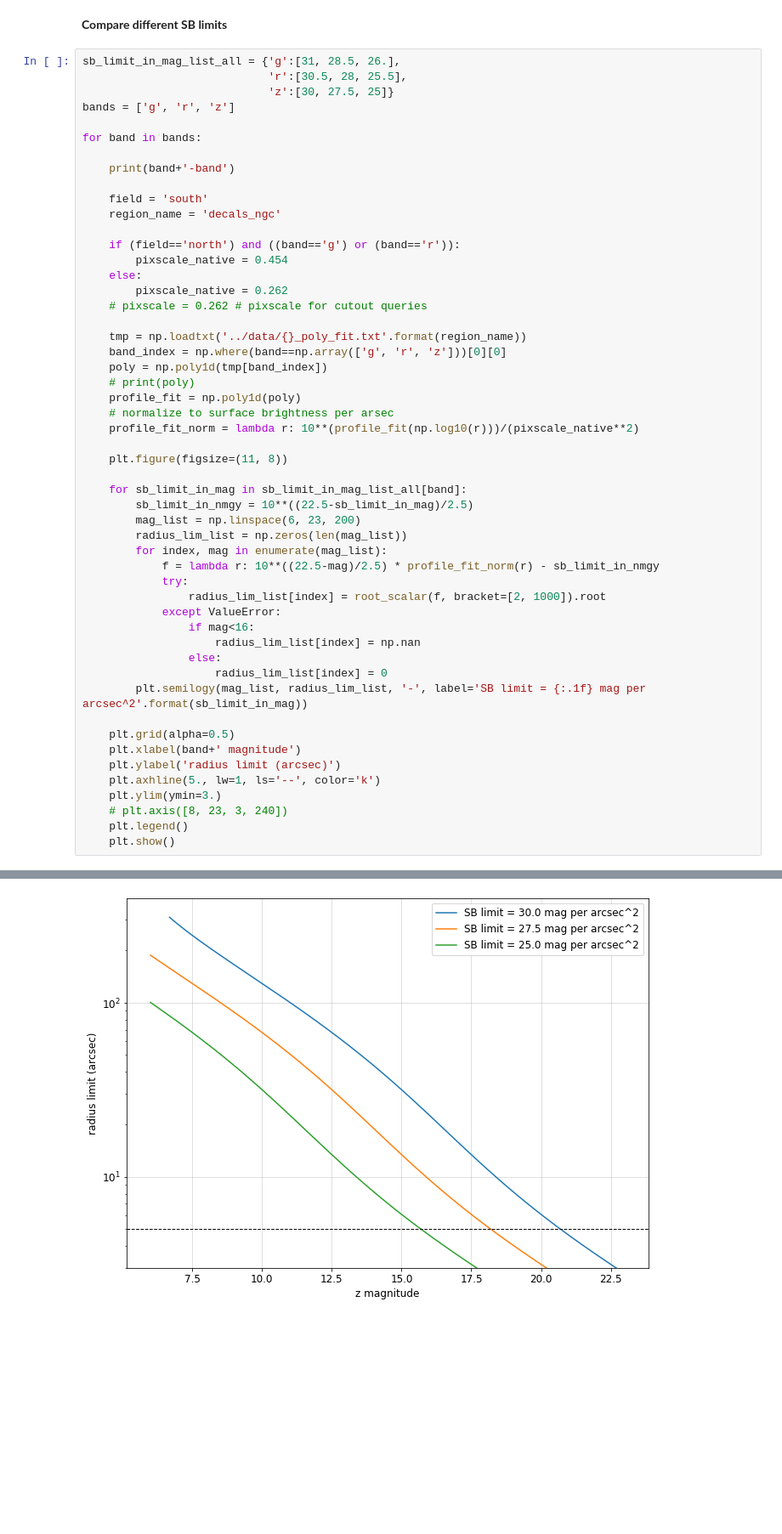
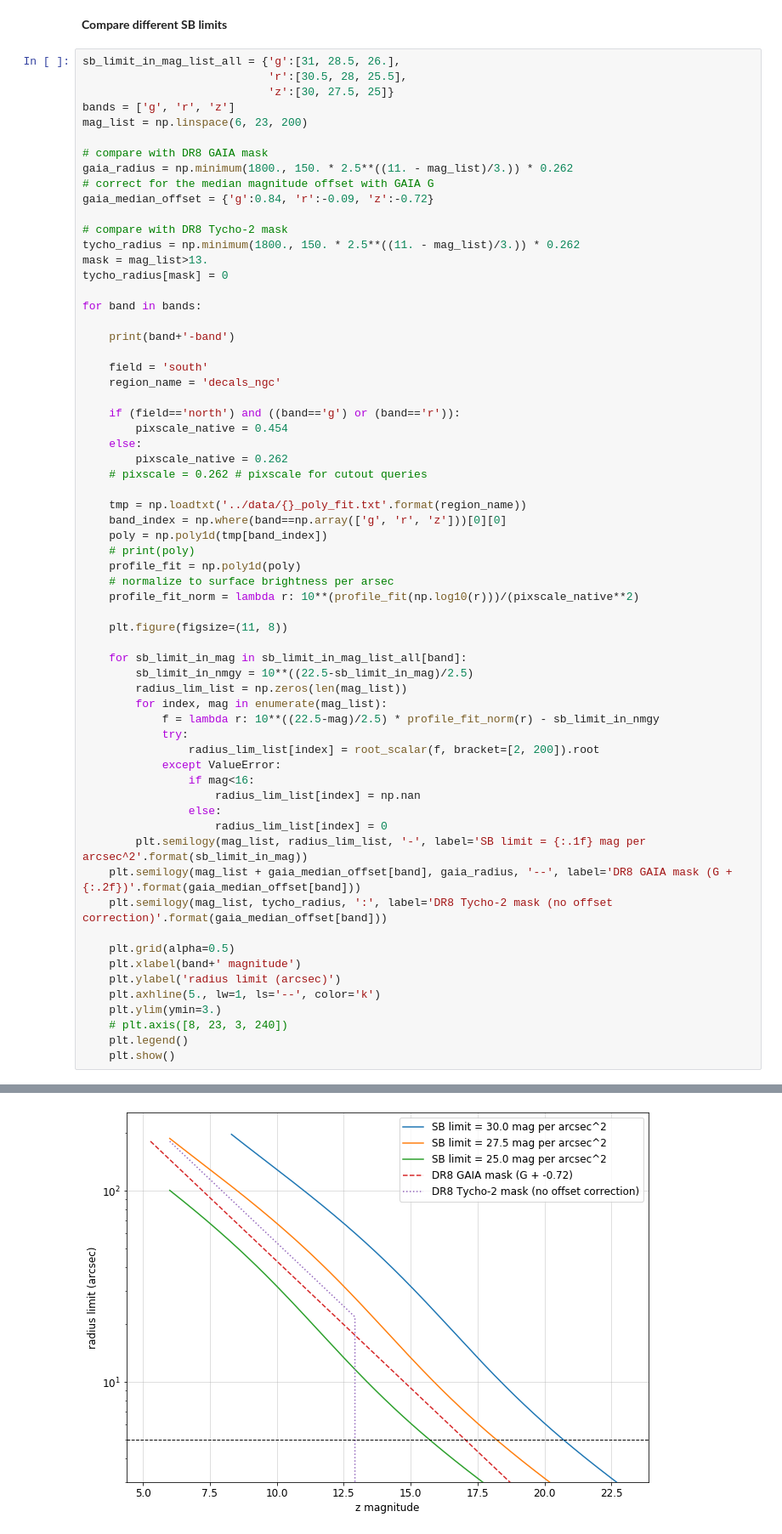
Before and after one commit to rongpu/desi-misc, a Jupyter notebook: bright_star_profiles/notebooks/star_profiles_6-outer_wing_radius_limit.ipynb, the cells around one changed output, grey strips where cells are left out. Shown at 85% size. Saved outputs shown, nothing was run; the diff lists cells and outputs as text; blank space fills up the shorter version.

Commit message:
add gaia and tycho-2 comparison

```diff
--- a/bright_star_profiles/notebooks/star_profiles_6-outer_wing_radius_limit.ipynb
+++ b/bright_star_profiles/notebooks/star_profiles_6-outer_wing_radius_limit.ipynb
@@ -227,6 +227,17 @@ sb_limit_in_mag_list_all = {'g':[31, 28.5, 26.],
                             'r':[30.5, 28, 25.5],
                             'z':[30, 27.5, 25]}
 bands = ['g', 'r', 'z']
+mag_list = np.linspace(6, 23, 200)
+
+# compare with DR8 GAIA mask
+gaia_radius = np.minimum(1800., 150. * 2.5**((11. - mag_list)/3.)) * 0.262
+# correct for the median magnitude offset with GAIA G
+gaia_median_offset = {'g':0.84, 'r':-0.09, 'z':-0.72}
+
+# compare with DR8 Tycho-2 mask
+tycho_radius = np.minimum(1800., 150. * 2.5**((11. - mag_list)/3.)) * 0.262
+mask = mag_list>13.
+tycho_radius[mask] = 0
 
 for band in bands:
 
@@ -253,18 +264,19 @@ for band in bands:
 
     for sb_limit_in_mag in sb_limit_in_mag_list_all[band]:
         sb_limit_in_nmgy = 10**((22.5-sb_limit_in_mag)/2.5)
-        mag_list = np.linspace(6, 23, 200)
         radius_lim_list = np.zeros(len(mag_list))
         for index, mag in enumerate(mag_list):
             f = lambda r: 10**((22.5-mag)/2.5) * profile_fit_norm(r) - sb_limit_in_nmgy
             try:
-                radius_lim_list[index] = root_scalar(f, bracket=[2, 1000]).root
+                radius_lim_list[index] = root_scalar(f, bracket=[2, 200]).root
             except ValueError:
                 if mag<16:
                     radius_lim_list[index] = np.nan
                 else:
                     radius_lim_list[index] = 0
         plt.semilogy(mag_list, radius_lim_list, '-', label='SB limit = {:.1f} mag per arcsec^2'.format(sb_limit_in_mag))
+    plt.semilogy(mag_list + gaia_median_offset[band], gaia_radius, '--', label='DR8 GAIA mask (G + {:.2f})'.format(gaia_median_offset[band]))
+    plt.semilogy(mag_list, tycho_radius, ':', label='DR8 Tycho-2 mask (no offset correction)'.format(gaia_median_offset[band]))
 
     plt.grid(alpha=0.5)
     plt.xlabel(band+' magnitude')
@@ -282,2 +294,2 @@ r-band
 z-band
-[figure, old version]
+[figure, new version]
```
Also changed, not shown: parts of 1 cell of this notebook.
